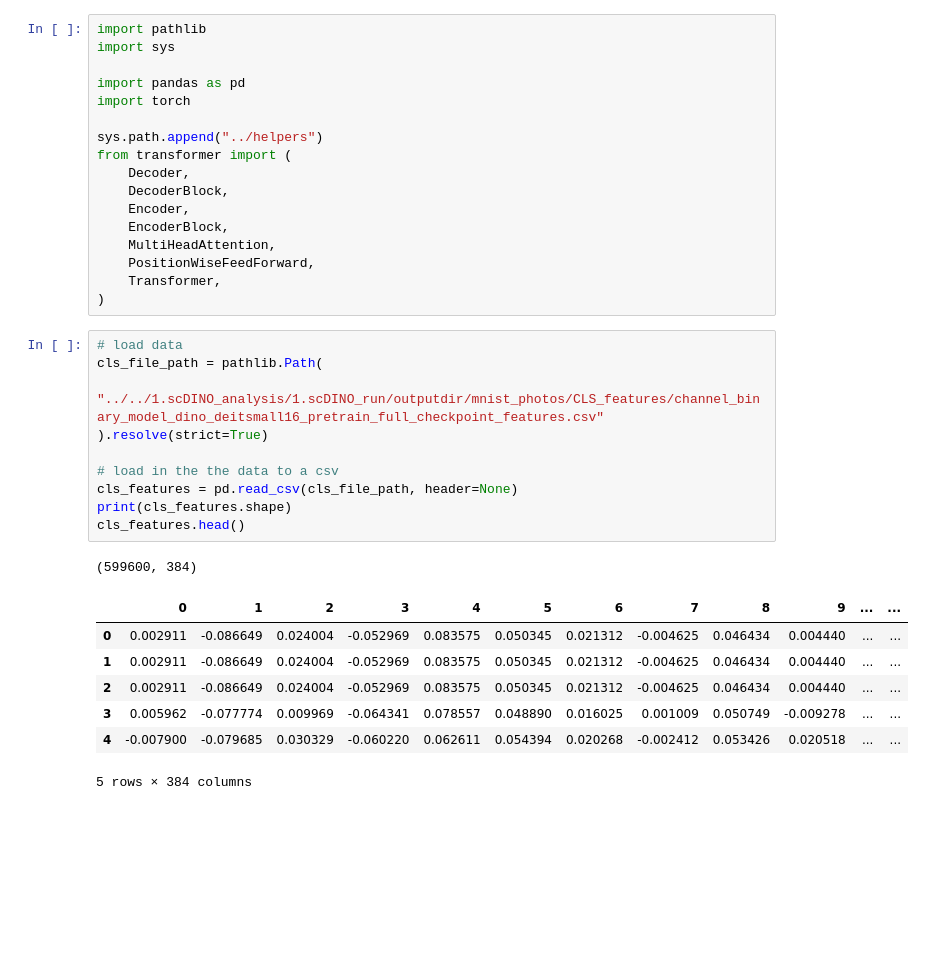
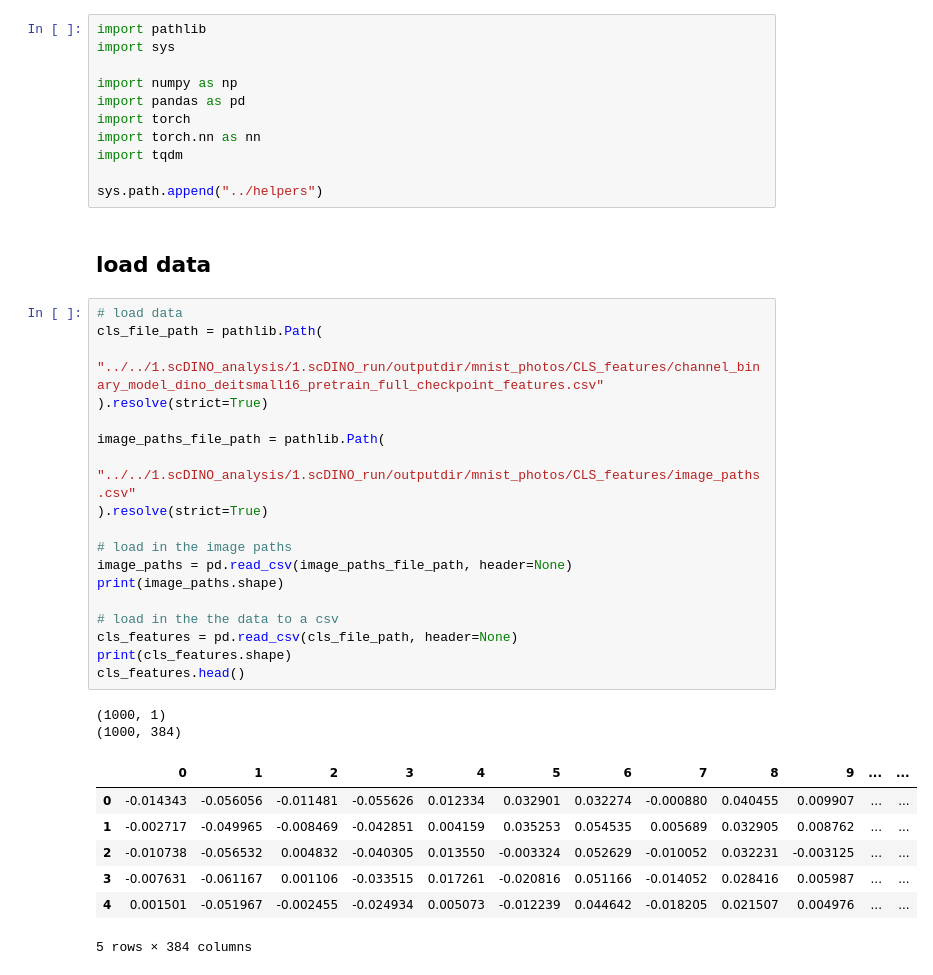
Before and after one commit to MikeLippincott/temporal_ViT, a Jupyter notebook: 2.setup_ViT/notebooks/setup_transformer.ipynb, the cells around one changed output. Saved outputs shown, nothing was run; the diff lists cells and outputs as text; blank space fills up the shorter version.

Commit message:
checkpoint for a constructed transformer

```diff
--- a/2.setup_ViT/notebooks/setup_transformer.ipynb
+++ b/2.setup_ViT/notebooks/setup_transformer.ipynb
@@ -2,37 +2,42 @@
 import pathlib
 import sys
 
+import numpy as np
 import pandas as pd
 import torch
+import torch.nn as nn
+import tqdm
 
 sys.path.append("../helpers")
-from transformer import (
-    Decoder,
-    DecoderBlock,
-    Encoder,
-    EncoderBlock,
-    MultiHeadAttention,
-    PositionWiseFeedForward,
-    Transformer,
-)
+# %% [markdown]
+## load data
 # %%
 # load data
 cls_file_path = pathlib.Path(
     "../../1.scDINO_analysis/1.scDINO_run/outputdir/mnist_photos/CLS_features/channel_binary_model_dino_deitsmall16_pretrain_full_checkpoint_features.csv"
 ).resolve(strict=True)
 
+image_paths_file_path = pathlib.Path(
+    "../../1.scDINO_analysis/1.scDINO_run/outputdir/mnist_photos/CLS_features/image_paths.csv"
+).resolve(strict=True)
+
+# load in the image paths
+image_paths = pd.read_csv(image_paths_file_path, header=None)
+print(image_paths.shape)
+
 # load in the the data to a csv
 cls_features = pd.read_csv(cls_file_path, header=None)
 print(cls_features.shape)
 cls_features.head()
 # %% [output]
-(599600, 384)
+(1000, 1)
+(1000, 384)
 |  | 0 | 1 | 2 | 3 | 4 | 5 | 6 | 7 | 8 | 9 | ... | ... |
-| 0 | 0.002911 | -0.086649 | 0.024004 | -0.052969 | 0.083575 | 0.050345 | 0.021312 | -0.004625 | 0.046434 | 0.004440 | ... | ... |
-| 1 | 0.002911 | -0.086649 | 0.024004 | -0.052969 | 0.083575 | 0.050345 | 0.021312 | -0.004625 | 0.046434 | 0.004440 | ... | ... |
-| 2 | 0.002911 | -0.086649 | 0.024004 | -0.052969 | 0.083575 | 0.050345 | 0.021312 | -0.004625 | 0.046434 | 0.004440 | ... | ... |
-| 3 | 0.005962 | -0.077774 | 0.009969 | -0.064341 | 0.078557 | 0.048890 | 0.016025 | 0.001009 | 0.050749 | -0.009278 | ... | ... |
-| 4 | -0.007900 | -0.079685 | 0.030329 | -0.060220 | 0.062611 | 0.054394 | 0.020268 | -0.002412 | 0.053426 | 0.020518 | ... | ... |
+| 0 | -0.014343 | -0.056056 | -0.011481 | -0.055626 | 0.012334 | 0.032901 | 0.032274 | -0.000880 | 0.040455 | 0.009907 | ... | ... |
+| 1 | -0.002717 | -0.049965 | -0.008469 | -0.042851 | 0.004159 | 0.035253 | 0.054535 | 0.005689 | 0.032905 | 0.008762 | ... | ... |
+| 2 | -0.010738 | -0.056532 | 0.004832 | -0.040305 | 0.013550 | -0.003324 | 0.052629 | -0.010052 | 0.032231 | -0.003125 | ... | ... |
+| 3 | -0.007631 | -0.061167 | 0.001106 | -0.033515 | 0.017261 | -0.020816 | 0.051166 | -0.014052 | 0.028416 | 0.005987 | ... | ... |
+| 4 | 0.001501 | -0.051967 | -0.002455 | -0.024934 | 0.005073 | -0.012239 | 0.044642 | -0.018205 | 0.021507 | 0.004976 | ... | ... |
 5 rows × 384 columns
 # %%
 # rename columns
```
Also changed, not shown: parts of 18 cells of this notebook, 1 other file.
